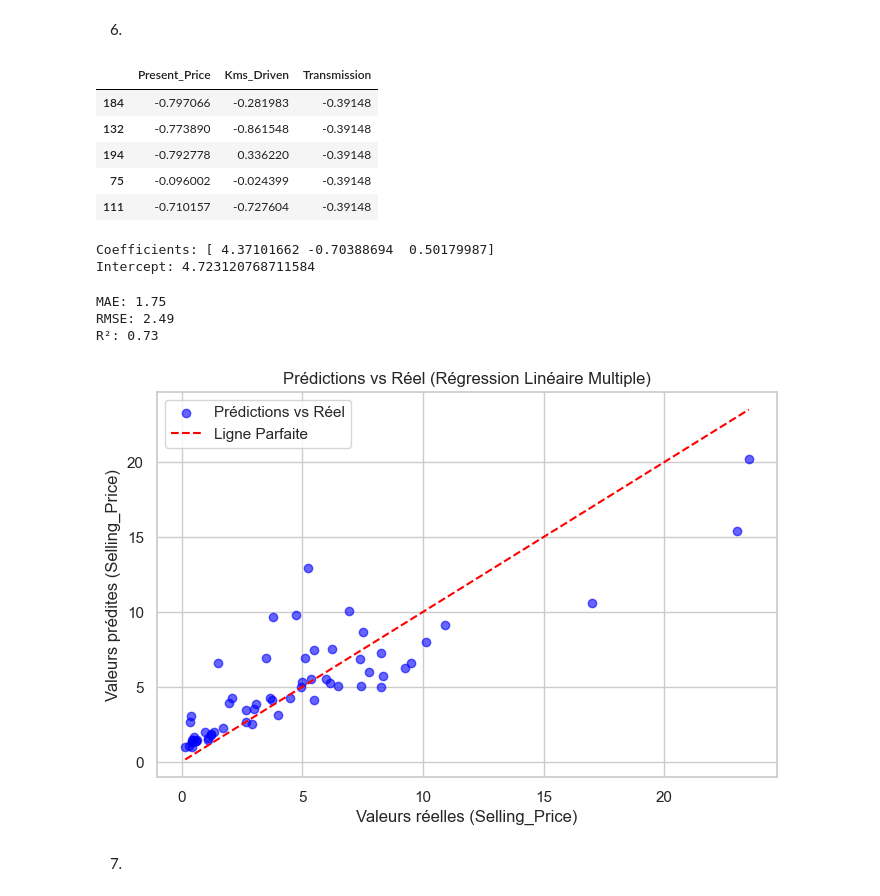
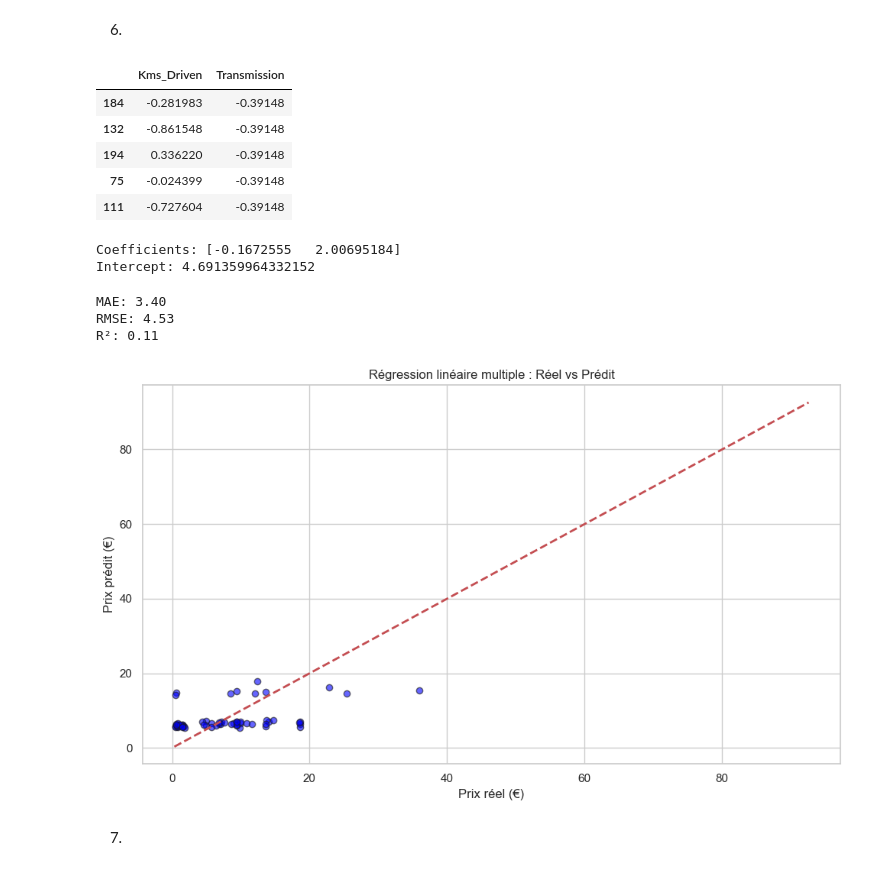
Before and after one commit to helio-aubrun/new-car, a Jupyter notebook: car_notebook.ipynb, the cells around one changed output. Saved outputs shown, nothing was run; the diff lists cells and outputs as text; code cells hidden in the pictures.

```diff
--- a/car_notebook.ipynb
+++ b/car_notebook.ipynb
@@ -200,19 +200,19 @@ Coefficient de détermination R²: 0.7726103146985799
 # %% [markdown]
 6.
 # %%
-X = df_scaled[["Present_Price", "Kms_Driven", "Transmission"]]
+X = df_scaled[["Kms_Driven", "Transmission"]]
 y = df["Selling_Price"]
 
 X_train, X_test, y_train, y_test = train_test_split(X, y, test_size=0.2, random_state=42)
 
 X_train.head()
 # %% [output]
-|  | Present_Price | Kms_Driven | Transmission |
-| 184 | -0.797066 | -0.281983 | -0.39148 |
-| 132 | -0.773890 | -0.861548 | -0.39148 |
-| 194 | -0.792778 | 0.336220 | -0.39148 |
-| 75 | -0.096002 | -0.024399 | -0.39148 |
-| 111 | -0.710157 | -0.727604 | -0.39148 |
+|  | Kms_Driven | Transmission |
+| 184 | -0.281983 | -0.39148 |
+| 132 | -0.861548 | -0.39148 |
+| 194 | 0.336220 | -0.39148 |
+| 75 | -0.024399 | -0.39148 |
+| 111 | -0.727604 | -0.39148 |
 # %%
 model = LinearRegression()
 model.fit(X_train, y_train)
@@ -222,8 +222,8 @@ y_pred = model.predict(X_test)
 print(f"Coefficients: {model.coef_}")
 print(f"Intercept: {model.intercept_}")
 # %% [output]
-Coefficients: [ 4.37101662 -0.70388694  0.50179987]
-Intercept: 4.723120768711584
+Coefficients: [-0.1672555   2.00695184]
+Intercept: 4.691359964332152
 # %%
 mae = mean_absolute_error(y_test, y_pred)
 rmse = mean_squared_error(y_test, y_pred, squared=False)
@@ -233,21 +233,21 @@ print(f"MAE: {mae:.2f}")
 print(f"RMSE: {rmse:.2f}")
 print(f"R²: {r2:.2f}")
 # %% [output]
-MAE: 1.75
-RMSE: 2.49
-R²: 0.73
+MAE: 3.40
+RMSE: 4.53
+R²: 0.11
 # %%
-plt.figure(figsize=(8, 5))
-plt.scatter(y_test, y_pred, alpha=0.6, color="blue", label="Prédictions vs Réel")
-plt.plot([y_test.min(), y_test.max()], [y_test.min(), y_test.max()], color="red", linestyle="--", label="Ligne Parfaite")
-
-plt.xlabel("Valeurs réelles (Selling_Price)")
-plt.ylabel("Valeurs prédites (Selling_Price)")
-plt.title("Prédictions vs Réel (Régression Linéaire Multiple)")
-plt.legend()
+plt.figure(figsize=(10, 6))
+plt.scatter(y_test, y_pred, alpha=0.6, color='blue', edgecolor='k')
+plt.plot([y.min(), y.max()], [y.min(), y.max()], '--r', linewidth=2)
+plt.xlabel('Prix réel (€)')
+plt.ylabel('Prix prédit (€)')
+plt.title("Régression linéaire multiple : Réel vs Prédit")
+plt.grid(True)
+plt.tight_layout()
 plt.show()
 # %% [output]
-[figure, old version]
+[figure, new version]
 # %% [markdown]
 7.
 # %%
```
